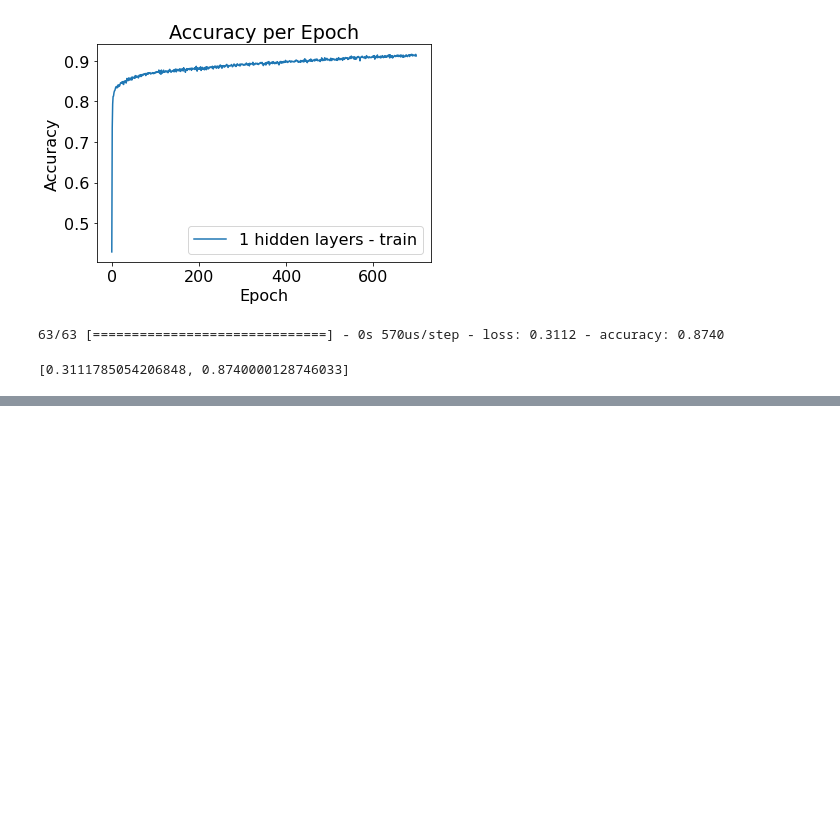
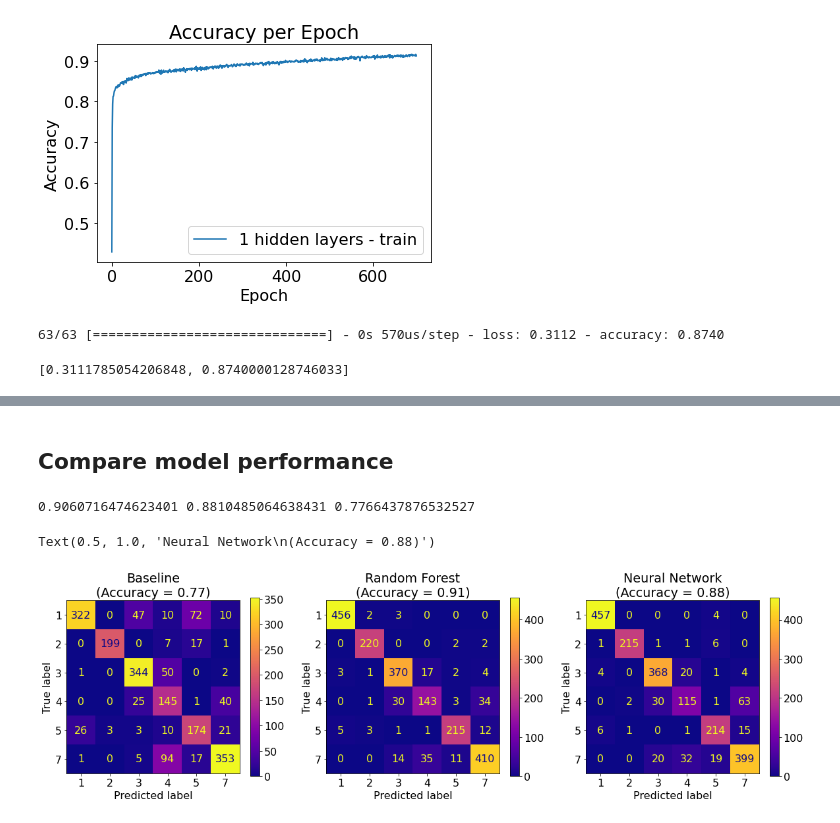
Before and after one commit to jstodd867/landsat-classification, a Jupyter notebook: Capstone_2_Landsat.ipynb, the cells around one changed output, grey strips where cells are left out. Saved outputs shown, nothing was run; the diff lists cells and outputs as text; code cells hidden in the pictures; blank space fills up the shorter version.

```diff
--- a/Capstone_2_Landsat.ipynb
+++ b/Capstone_2_Landsat.ipynb
@@ -190,0 +217,21 @@ axs[2].set_title(f'Neural Network\n(Accuracy = {np.round(accuracy_score(y_test,
+# %% [markdown]
+## Compare model performance
+# %%
+print(f1_score(y_test, y_rf, average='weighted'), f1_score(y_test, yhat_nn, average='weighted'),\
+      f1_score(y_test, y_test_predict, average='weighted'))
+# %% [output]
+0.9060716474623401 0.8810485064638431 0.7766437876532527
+# %%
+# Compare confusion matrices
+fig, axs = plt.subplots(1,3,figsize=(20,5))
+# Plot confusion matrix for each classifier
+src.plots.plot_cm(y_test, y_test_predict, [1,2,3,4,5,7], axs[0])
+src.plots.plot_cm(y_test, y_rf, rf_grid_result.best_estimator_.classes_, axs[1])
+src.plots.plot_cm(y_test, yhat_nn, grid_result.best_estimator_.classes_, axs[2])
+# Label subplots
+axs[0].set_title(f'Baseline\n(Accuracy = {np.round(accuracy_score(y_test, y_test_predict),2)})')
+axs[1].set_title(f'Random Forest\n(Accuracy = {np.round(accuracy_score(y_test, y_rf),2)})')
+axs[2].set_title(f'Neural Network\n(Accuracy = {np.round(accuracy_score(y_test, yhat_nn),2)})')
+# %% [output]
+Text(0.5, 1.0, 'Neural Network\n(Accuracy = 0.88)')
+[figure, added]
```
Also changed, not shown: parts of 36 cells of this notebook.
